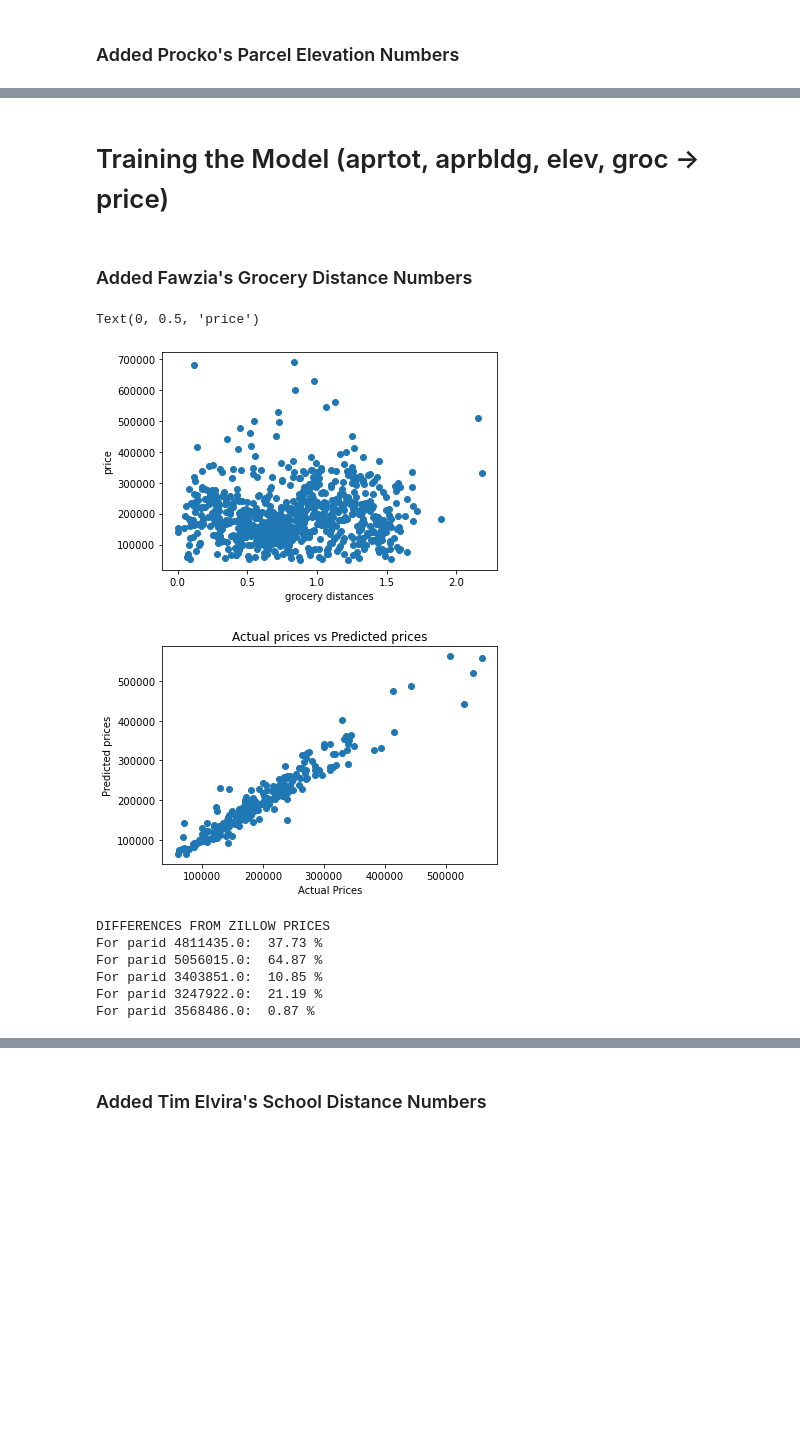
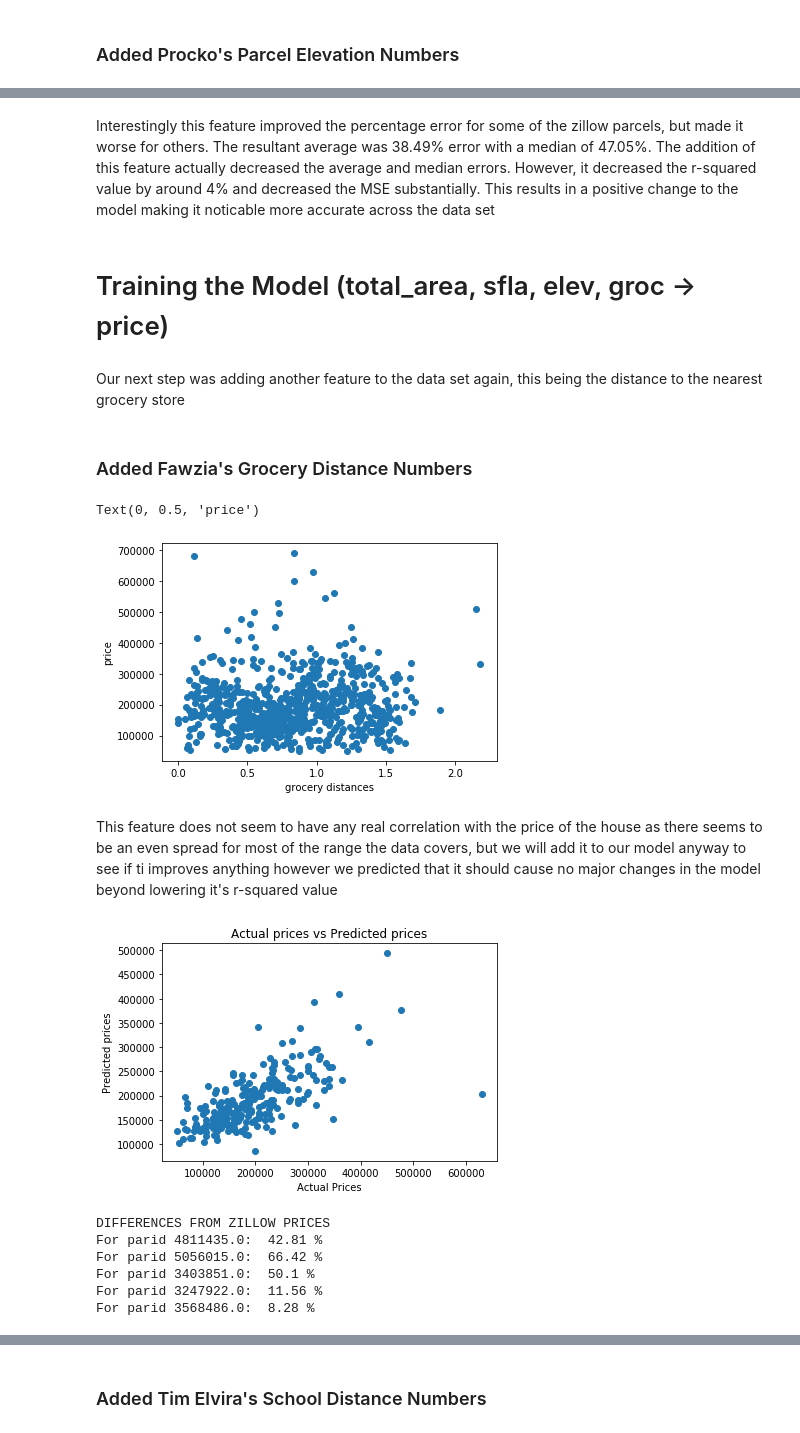
Before and after one commit to alexhendrik/volusia-parcel-analysis, a Jupyter notebook: CS540_FinalProject.ipynb, the cells around one changed output, grey strips where cells are left out. Saved outputs shown, nothing was run; the diff lists cells and outputs as text; code cells hidden in the pictures; blank space fills up the shorter version.

```diff
--- a/CS540_FinalProject.ipynb
+++ b/CS540_FinalProject.ipynb
@@ -289,9 +313,13 @@ Coefficients:  [   1.34511338   -0.26169093 -154.20792348]
+# %% [markdown]
+Interestingly this feature improved the percentage error for some of the zillow parcels, but made it worse for others. The resultant average was 38.49% error with a median of 47.05%. The addition of this feature actually decreased the average and median errors. However, it decreased the r-squared value by around 4% and decreased the MSE substantially. This results in a positive change to the model making it noticable more accurate across the data set
 # %% [markdown]
-# Training the Model (aprtot, aprbldg, elev, groc -> price)
+# Training the Model (total_area, sfla, elev, groc -> price)
+# %% [markdown]
+Our next step was adding another feature to the data set again, this being the distance to the nearest grocery store
 # %% [markdown]
 ### Added Fawzia's Grocery Distance Numbers
 # %%
-sql1 = "select s.parid as parid, s.price, s.aprtot, s.aprbldg, ca.elev, gd.groc_distance from volusia.sales_analysis s, volusia.contours_analysis2 ca, volusia.groceries_distance gd" \
+sql1 = "select s.parid as parid, s.price, s.total_area, s.sfla, ca.elev, gd.groc_distance from volusia.sales_analysis s, volusia.contours_analysis2 ca, volusia.groceries_distance gd" \
        " where (s.zip1 ilike '32114' or s.zip1 ilike '32118')" \
        " and s.luc_desc ilike 'Single Family'" \
        " and s.months_since_sale <= 24" \
@@ -308,32 +336,34 @@ plt.ylabel('price')
 # No observable correlation with grocery distances
 # %% [output]
 Text(0, 0.5, 'price')
-[figure, old version]
+[figure, new version]
+# %% [markdown]
+This feature does not seem to have any real correlation with the price of the house as there seems to be an even spread for most of the range the data covers, but we will add it to our model anyway to see if ti improves anything however we predicted that it should cause no major changes in the model beyond lowering it's r-squared value
 # %%
-clmns = ['aprtot','aprbldg','elev','groc_distance']
+clmns = ['total_area','sfla','elev','groc_distance']
 
-x = pd.DataFrame(np.c_[df['aprtot'], df['aprbldg'], df['elev'], df['groc_distance']], columns = clmns)
+x = pd.DataFrame(np.c_[df['total_area'], df['sfla'], df['elev'], df['groc_distance']], columns = clmns)
 Y = df['price']
 x_train, x_test, Y_train, Y_test = train_test_split(x, Y, test_size = 0.3, random_state=5)
 
 model = LinearRegression()
 model.fit(x_train, Y_train)
 price_pred = model.predict(x_test)
 plt.scatter(Y_test, price_pred)
 plt.xlabel("Actual Prices")
 plt.ylabel("Predicted prices")
 plt.title("Actual prices vs Predicted prices")
 plt.show()
 
 getZillowError(df, model, clmns)
 # %% [output]
-[figure, old version]
+[figure, new version]
 DIFFERENCES FROM ZILLOW PRICES
-For parid 4811435.0:  37.73 %
-For parid 5056015.0:  64.87 %
-For parid 3403851.0:  10.85 %
-For parid 3247922.0:  21.19 %
-For parid 3568486.0:  0.87 %
+For parid 4811435.0:  42.81 %
+For parid 5056015.0:  66.42 %
+For parid 3403851.0:  50.1 %
+For parid 3247922.0:  11.56 %
+For parid 3568486.0:  8.28 %
 # %%
 mse = mean_squared_error(Y_test, price_pred)
 print('MSE: %.4f' % mse)
```
Also changed, not shown: parts of 72 cells of this notebook.
